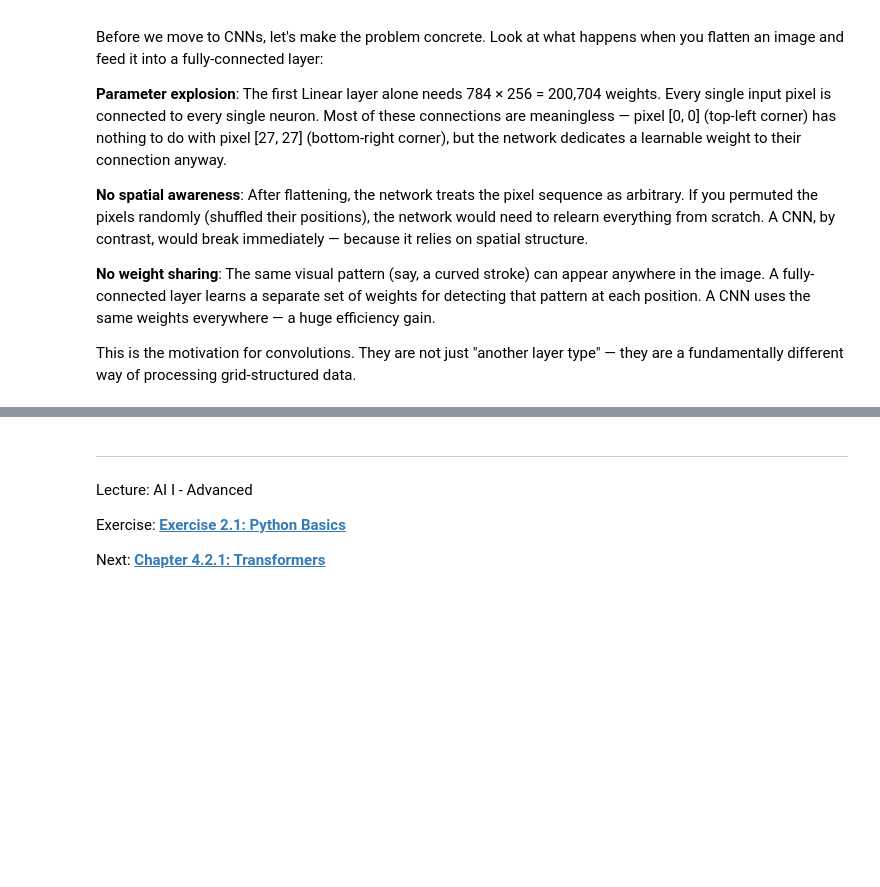
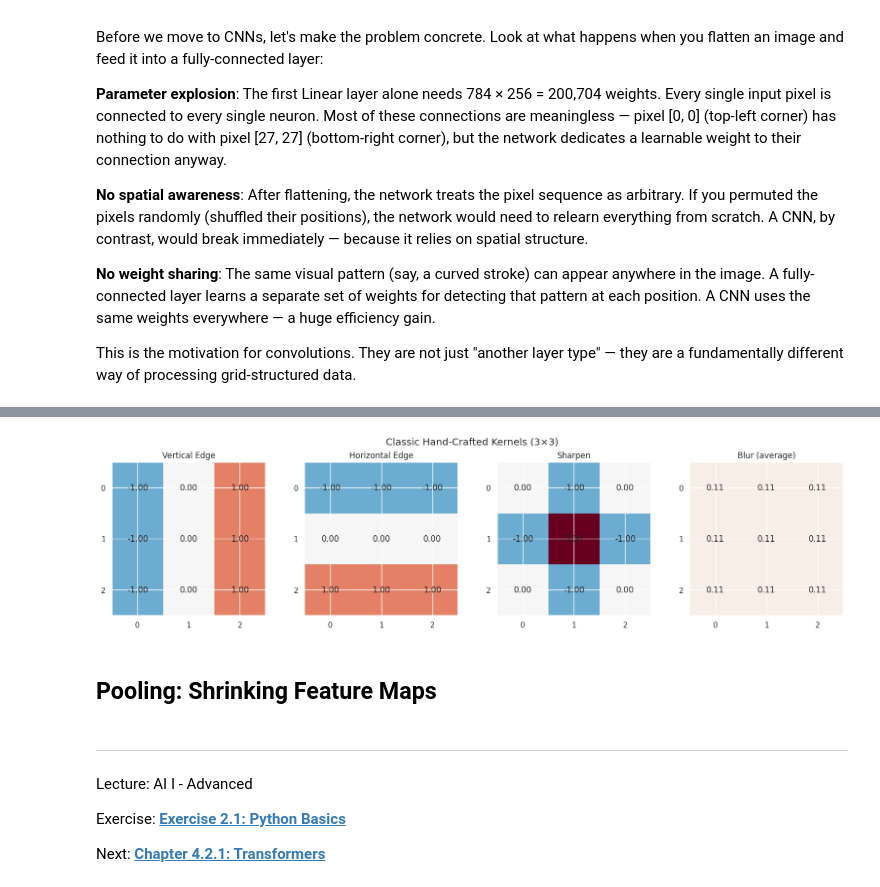
Before and after one commit to iLuckyW/lecture-ai-advanced, a Jupyter notebook: chapter/04_excursus/01_cv/01_cnn.ipynb, the cells around one changed output, grey strips where cells are left out. Cells and saved outputs as stored; diff of their text form; code cells hidden in the pictures; blank space fills up the shorter version.

```diff
--- a/chapter/04_excursus/01_cv/01_cnn.ipynb
+++ b/chapter/04_excursus/01_cv/01_cnn.ipynb
@@ -192,3 +238,29 @@ This is the motivation for convolutions. They are not just "another layer type"
+# %%
+fig, axes = plt.subplots(1, 4, figsize=(16, 4))
+fig.suptitle("Classic Hand-Crafted Kernels (3×3)")
+
+kernels = {
+    "Vertical Edge":   [[-1, 0, 1], [-1, 0, 1], [-1, 0, 1]],
+    "Horizontal Edge": [[-1,-1,-1], [ 0, 0, 0], [ 1, 1, 1]],
+    "Sharpen":         [[ 0,-1, 0], [-1, 5,-1], [ 0,-1, 0]],
+    "Blur (average)":  [[1/9,1/9,1/9],[1/9,1/9,1/9],[1/9,1/9,1/9]],
+}
+
+for ax, (name, kernel) in zip(axes, kernels.items()):
+    im = ax.imshow(kernel, cmap="RdBu_r", vmin=-2, vmax=2, aspect="equal")
+    ax.set_title(name)
+    ax.set_xticks(range(3))
+    ax.set_yticks(range(3))
+    # Annotate values
+    for i in range(3):
+        for j in range(3):
+            ax.text(j, i, f"{kernel[i][j]:.2f}", ha="center", va="center",)
+
+fig.tight_layout()
+# %% [output]
+[figure, added]
+# %% [markdown]
+## Pooling: Shrinking Feature Maps
 # %% [markdown]
 ---
 
```
Also changed, not shown: parts of 2 cells of this notebook.
